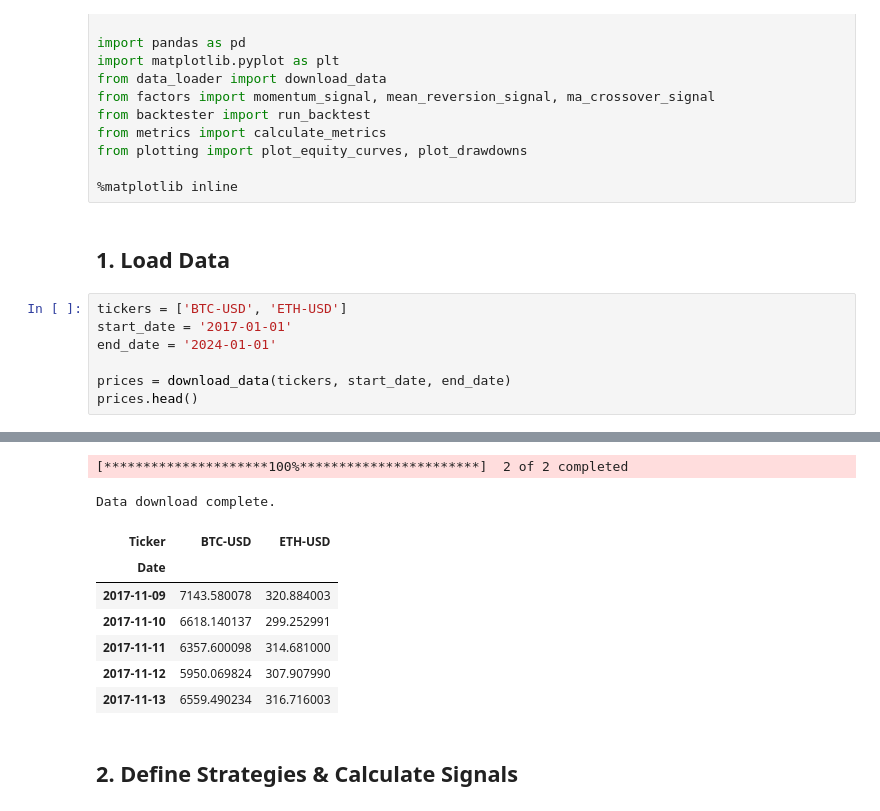
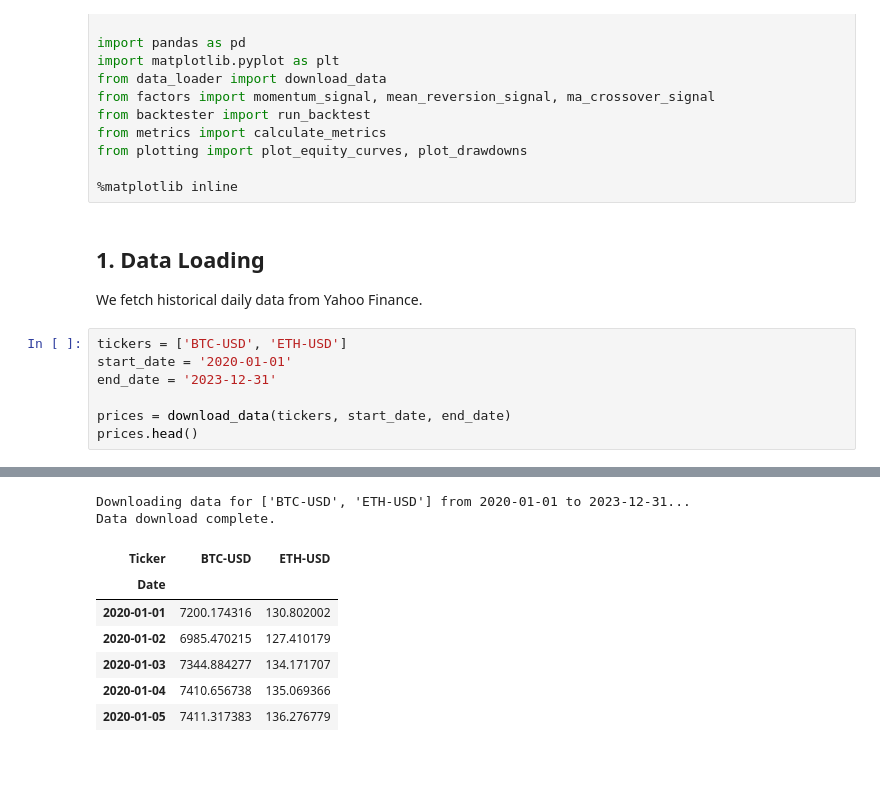
Before and after one commit to BipinJungRai/Quant-trading-research-project, a Jupyter notebook: quant-factor-backtest/notebooks/factor_research.ipynb, the cells around one changed output, grey strips where cells are left out. Drawn from its saved outputs; the diff is of its cells as text; blank space fills up the shorter version.

```diff
--- a/quant-factor-backtest/notebooks/factor_research.ipynb
+++ b/quant-factor-backtest/notebooks/factor_research.ipynb
@@ -29,12 +19,13 @@ from metrics import calculate_metrics
 from plotting import plot_equity_curves, plot_drawdowns
 
 %matplotlib inline
-# %% [markdown]
-## 1. Load Data
+# %% [markdown]
+## 1. Data Loading
+We fetch historical daily data from Yahoo Finance.
 # %%
 tickers = ['BTC-USD', 'ETH-USD']
-start_date = '2017-01-01'
-end_date = '2024-01-01'
+start_date = '2020-01-01'
+end_date = '2023-12-31'
 
 prices = download_data(tickers, start_date, end_date)
 prices.head()
@@ -43,11 +34,9 @@ Downloading data for ['BTC-USD', 'ETH-USD'] from 2017-01-01 to 2024-01-01...
-[*********************100%***********************]  2 of 2 completed
+Downloading data for ['BTC-USD', 'ETH-USD'] from 2020-01-01 to 2023-12-31...
+Data download complete.
-Data download complete.
 | Ticker | BTC-USD | ETH-USD |
 | Date |  |  |
-| 2017-11-09 | 7143.580078 | 320.884003 |
-| 2017-11-10 | 6618.140137 | 299.252991 |
-| 2017-11-11 | 6357.600098 | 314.681000 |
-| 2017-11-12 | 5950.069824 | 307.907990 |
-| 2017-11-13 | 6559.490234 | 316.716003 |
+| 2020-01-01 | 7200.174316 | 130.802002 |
+| 2020-01-02 | 6985.470215 | 127.410179 |
+| 2020-01-03 | 7344.884277 | 134.171707 |
+| 2020-01-04 | 7410.656738 | 135.069366 |
+| 2020-01-05 | 7411.317383 | 136.276779 |
-# %% [markdown]
-## 2. Define Strategies & Calculate Signals
```
Also changed, not shown: parts of 21 cells of this notebook, 5 other files.
